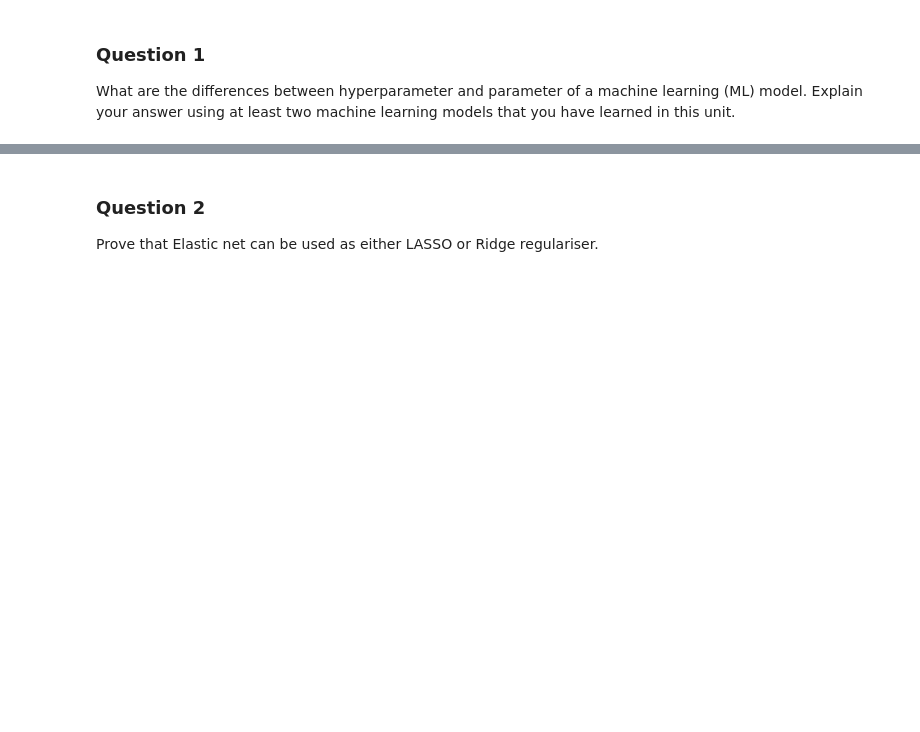
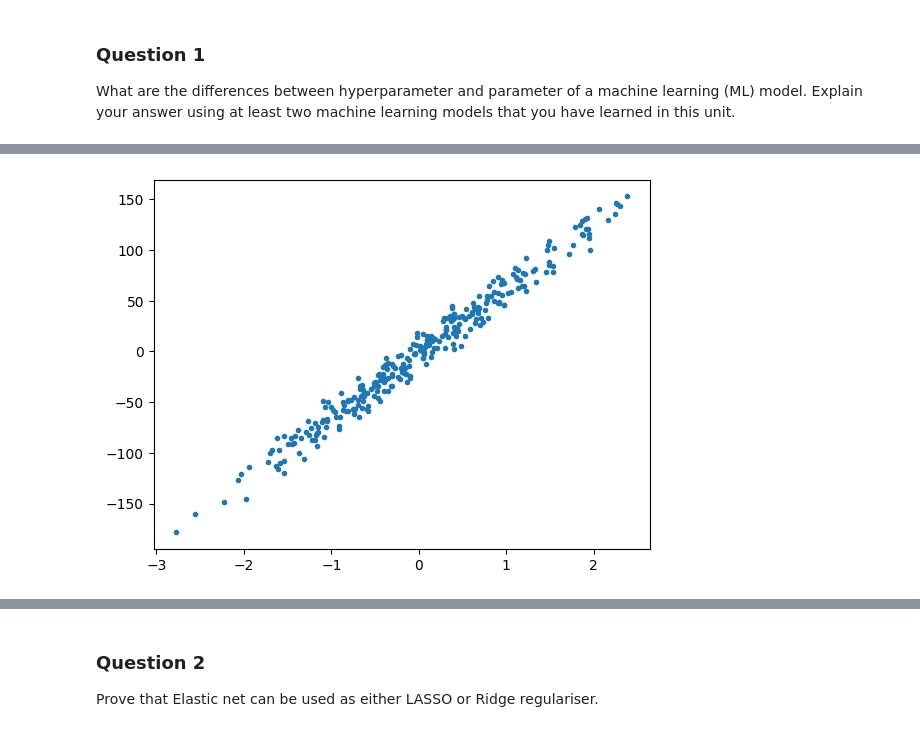
Before and after one commit to NNCT2904/SIT720-MachineLearning, a Jupyter notebook: Assignment3/Assignment3.ipynb, the cells around one changed output, grey strips where cells are left out. Cells and saved outputs as stored; diff of their text form; code cells hidden in the pictures; blank space fills up the shorter version.

```diff
--- a/Assignment3/Assignment3.ipynb
+++ b/Assignment3/Assignment3.ipynb
@@ -20,0 +32,19 @@ Explain your answer using at least two machine learning models that you have lea
+# %%
+# Prepare with dummy data
+from sklearn import datasets
+
+
+
+X, Y, coef = datasets.make_regression(
+    n_samples=300,
+    n_features=1,
+    n_informative=10,
+    noise=10,
+    coef=True,
+    random_state=0
+    )
+
+plt.plot(X, Y, '.')
+plt.show()
+# %% [output]
+[figure, added]
```
Also changed, not shown: parts of 6 cells of this notebook.
